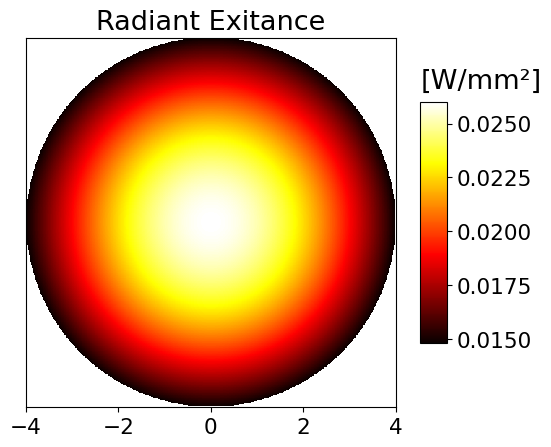
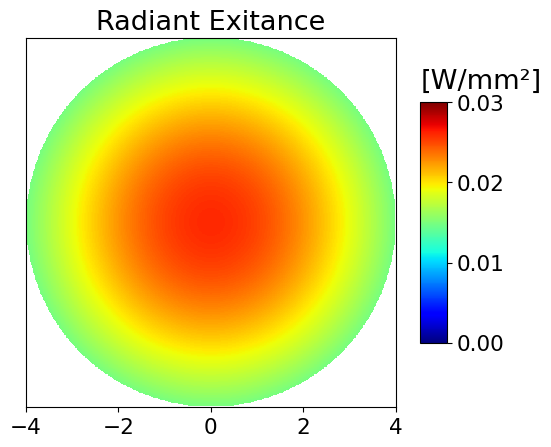
Code edit (unified diff) that turned the first committed figure into the second:
--- before
+++ after
@@ -3,6 +3,6 @@
     ax = plt.gca()
     img = irrs[k]
-    cmap = cmaps[k]
-    im = ax.imshow(img, extent=rows_extent[k],origin='lower', cmap=cmap,interpolation="nearest")
+    cmap = "jet"
+    im = ax.imshow(img, extent=rows_extent[k],origin='lower', cmap=cmap,interpolation="nearest",vmin=vmin,vmax=vmax)
     ax.set_title(columns_title[k],fontsize=cbar_title_fontsize*font_multi)
     if k != 0:

Commit: finished plots